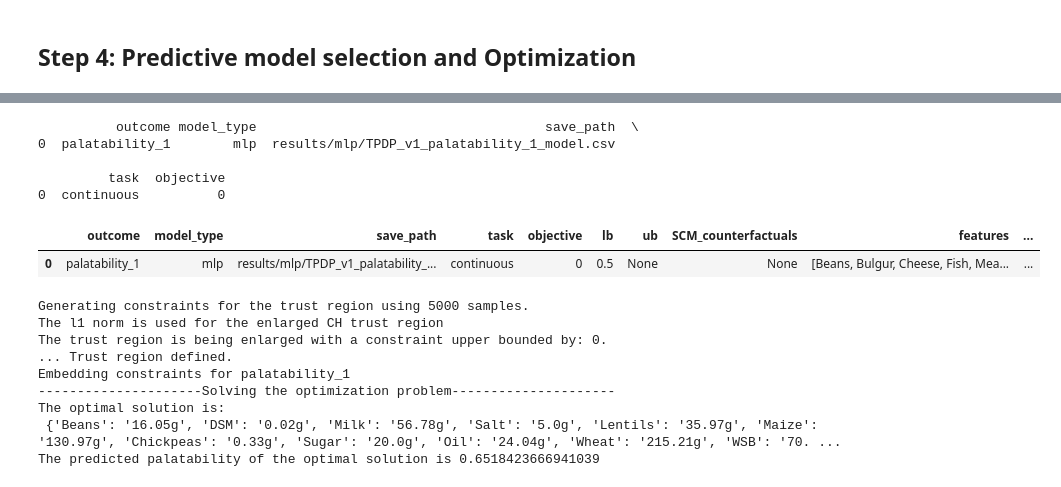
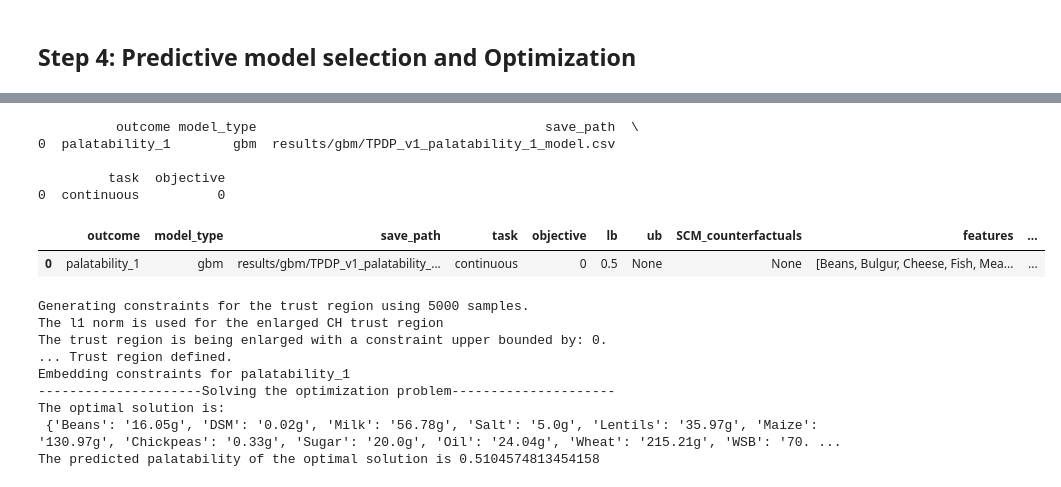
Before and after one commit to hwiberg/OptiCL, a Jupyter notebook: notebooks/WFP/WFP-diet.ipynb, the cells around one changed output, grey strips where cells are left out. Saved outputs shown, nothing was run; the diff lists cells and outputs as text; code cells hidden in the pictures.

```diff
--- a/notebooks/WFP/WFP-diet.ipynb
+++ b/notebooks/WFP/WFP-diet.ipynb
@@ -41,10 +41,10 @@ from importlib import reload
 **cost_p**: vector of procurement costs
 **dataset**: dataframe of food basket instances and relative palatability score
 # %%
-nutr_val = pd.read_excel('processed-data/Syria_instance.xlsx', sheet_name='nutr_val', index_col='Food', engine='openpyxl')
-nutr_req = pd.read_excel('processed-data/Syria_instance.xlsx', sheet_name='nutr_req', index_col='Type', engine='openpyxl')
-cost_p = pd.read_excel('processed-data/Syria_instance.xlsx', sheet_name='FoodCost', index_col='Supplier', engine='openpyxl').iloc[0,:]
-dataset = pd.read_csv('processed-data/WFP_dataset.csv').sample(frac=1)
+nutr_val = pd.read_excel('../WFP/processed-data/Syria_instance.xlsx', sheet_name='nutr_val', index_col='Food', engine='openpyxl')
+nutr_req = pd.read_excel('../WFP/processed-data/Syria_instance.xlsx', sheet_name='nutr_req', index_col='Type', engine='openpyxl')
+cost_p = pd.read_excel('../WFP/processed-data/Syria_instance.xlsx', sheet_name='FoodCost', index_col='Supplier', engine='openpyxl').iloc[0,:]
+dataset = pd.read_csv('../WFP/processed-data/WFP_dataset.csv').sample(frac=1)
 dataset
 # %% [output]
 |  | Beans | Bulgur | Cheese | Fish | Meat | CSB | Dates | DSM | Milk | Salt | ... | ... |
@@ -117,8 +117,8 @@ X_train, X_test, y_train, y_test = train_test_split(X, y, test_size=0.8, random_
 'alg_list' specifies the list of algorithms that you will consider in the training pipeline. If you have the InterpretableAI license, you can include **iai** (Optimal Trees with Hyperplanes) or **iai-single** (Optimal Trees with single feature splits) in the list. If using IAI, you must specify the metric as 'r2'. Otherwise, the default metric is 'neg_squared_mse'.
 # %%
 version = 'TPDP_v1'
-alg_list = ['mlp', 'svm']
-outcome_list = {'palatability_1': {'outcome_type': ['constraint', None], 'task_type': 'continuous', 'alg_list':['mlp', 'linear'],
+alg_list = ['gbm']
+outcome_list = {'palatability_1': {'outcome_type': ['constraint', None], 'task_type': 'continuous', 'alg_list':alg_list,
                                    'X_train':X_train, 'y_train':y_train, 'X_test':X_test, 'y_test':y_test}}
 # %% [markdown]
 #### Train models (or skip if pre-saved)
@@ -218,29 +212,32 @@ performance.dropna(axis='columns')
 # %%
 model_master = opticl.model_selection(performance, outcome_list)
-model_master[['lb', 'ub', 'SCM_counterfactuals', 'features', 'trust_region', 'dataset_path', 'clustering_model', 'max_violation', 'enlargement']] = None
+model_master[['lb', 'ub', 'SCM_counterfactuals', 'features', 'trust_region', 'dataset_path',
+              'clustering_model', 'max_violation', 'enlargement', 'var_features', 'contex_features']] = None
 
 model_master.loc[0, 'lb'] = 0.5
 model_master.loc[0, 'ub'] = None
 model_master.loc[0, 'SCM_counterfactuals'] = None
 model_master.at[0, 'features'] = [col for col in X.columns]
 model_master.loc[0, 'trust_region'] = True
-model_master.loc[0, 'dataset_path'] = 'processed-data/WFP_dataset.csv'
+model_master.loc[0, 'dataset_path'] = '../WFP/processed-data/WFP_dataset.csv'
 model_master.loc[0, 'clustering_model'] = None
 model_master.loc[0, 'max_violation'] = None
+model_master.at[0, 'var_features'] = [col for col in X.columns]
+model_master.at[0, 'contex_features'] = {}  # example: {'contextual_feat_name_1': 1, contextual_feat_name_2': 5}
 
 # enlargement option: 0-No enlargement, 1-CH enlargement;
 # enlargement constraint:  0-constraint, 1-objective penalty;
 # constraint ub/penalty multiplier
 model_master.at[0, 'enlargement'] = [1, 0, 0]
 model_master
 # %% [output]
           outcome model_type                                     save_path  \
-0  palatability_1        mlp  results/mlp/TPDP_v1_palatability_1_model.csv
+0  palatability_1        gbm  results/gbm/TPDP_v1_palatability_1_model.csv
 
          task  objective
 0  continuous          0
 |  | outcome | model_type | save_path | task | objective | lb | ub | SCM_counterfactuals | features | ... |
-| 0 | palatability_1 | mlp | results/mlp/TPDP_v1_palatability_... | continuous | 0 | 0.5 | None | None | [Beans, Bulgur, Cheese, Fish, Mea... | ... |
+| 0 | palatability_1 | gbm | results/gbm/TPDP_v1_palatability_... | continuous | 0 | 0.5 | None | None | [Beans, Bulgur, Cheese, Fish, Mea... | ... |
 # %%
 def getSolution(model, X):
     solution = {}
@@ -274,4 +271,4 @@ Embedding constraints for palatability_1
 ---------------------Solving the optimization problem---------------------
 The optimal solution is:
  {'Beans': '16.05g', 'DSM': '0.02g', 'Milk': '56.78g', 'Salt': '5.0g', 'Lentils': '35.97g', 'Maize': '130.97g', 'Chickpeas': '0.33g', 'Sugar': '20.0g', 'Oil': '24.04g', 'Wheat': '215.21g', 'WSB': '70. ...
-The predicted palatability of the optimal solution is 0.6518423666941039
+The predicted palatability of the optimal solution is 0.5104574813454158
```
Also changed, not shown: parts of 4 cells of this notebook, 25 other files.
